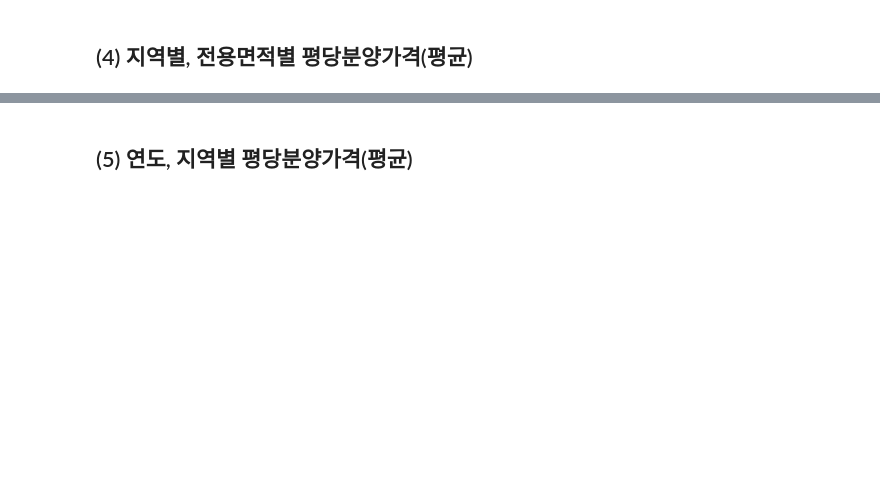
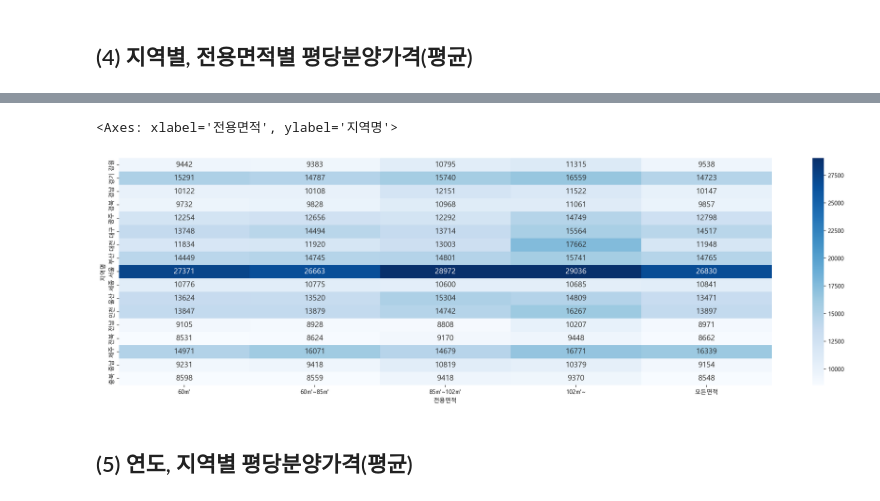
Before and after one commit to tangerineTaste/ai_x, a Jupyter notebook: source/01_python/ch13_예1_포트폴리오_아파트분양가분석.ipynb, the cells around one changed output, grey strips where cells are left out. Drawn from its saved outputs; the diff is of its cells as text; code cells hidden in the pictures; blank space fills up the shorter version.

```diff
--- a/source/01_python/ch13_예1_포트폴리오_아파트분양가분석.ipynb
+++ b/source/01_python/ch13_예1_포트폴리오_아파트분양가분석.ipynb
@@ -296,3 +410,6 @@ commadrop2(df_last.loc[368, '분양가격(제곱미터)']) # nan을 nan
 # %% [markdown]
 # 5. df_last 데이터셋에서 전용면적 컬럼을 추가한다
 - 전용면적 컬럼, 필요없는 컬럼 처리로 메모리 절약
+# %%
+df_last['평당분양가격'] = df_last['제곱미터당분양가격']*3.3
+df_last.head()
@@ -299,2 +440,6 @@ commadrop2(df_last.loc[368, '분양가격(제곱미터)']) # nan을 nan
+# %%
+df_last['전용면적'] = df_last['규모구분'].str.replace('전용면적','').str.replace('제곱미터','㎡').str.replace('초과','~').str.replace('이하','').str.replace(' ','')
 # %% [markdown]
 # 6. 메모리 사용량을 줄이기 위해 불필요한 컬럼 제거
+# %%
+df_last.drop(['규모구분','분양가격(제곱미터)','제곱미터당분양가격'],axis=1, inplace=True)
@@ -323,0 +625,4 @@ df_last.to_csv('data/df_last.csv', index=False) # 전처리 단계 백업
+# %%
+r = df_last.pivot_table(index='지역명',columns='전용면적',values='평당분양가격')
+r = r[['60㎡','60㎡~85㎡','85㎡~102㎡','102㎡~','모든면적']]
+r
@@ -324,2 +649,8 @@ df_last.to_csv('data/df_last.csv', index=False) # 전처리 단계 백업
+# %%
+plt.figure(figsize=(25,7))
+sns.heatmap(r,cmap='Blues', annot=True, fmt='.0f', annot_kws={'size':13})
+# %% [output]
+<Axes: xlabel='전용면적', ylabel='지역명'>
+[figure, added]
 # %% [markdown]
 ## (5) 연도, 지역별 평당분양가격(평균)
```
Also changed, not shown: parts of 81 cells of this notebook, 3 other files.
